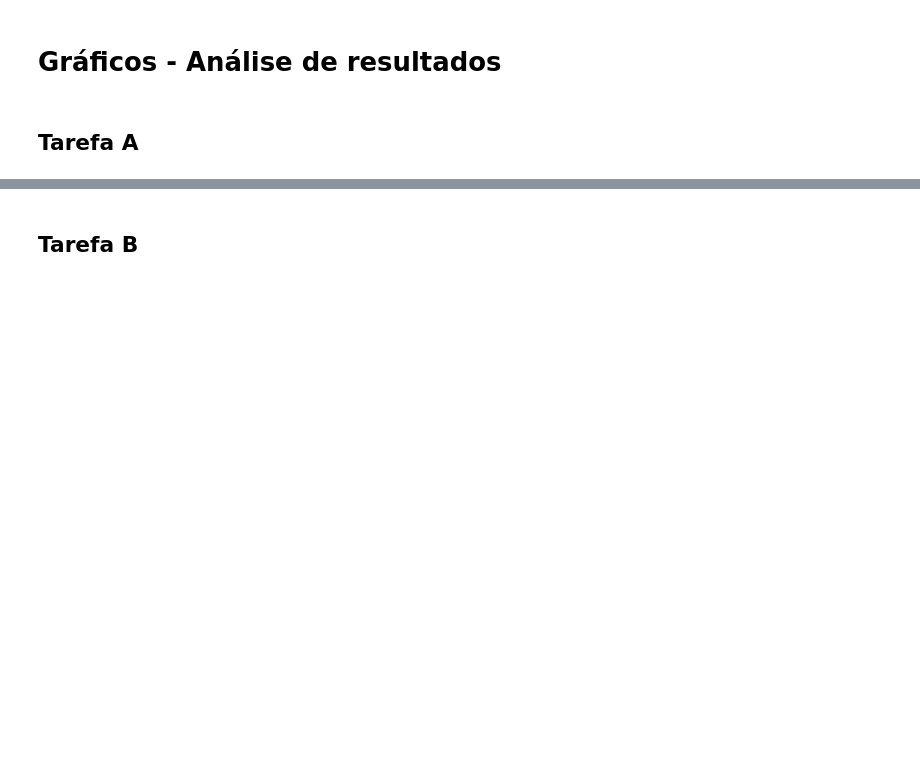
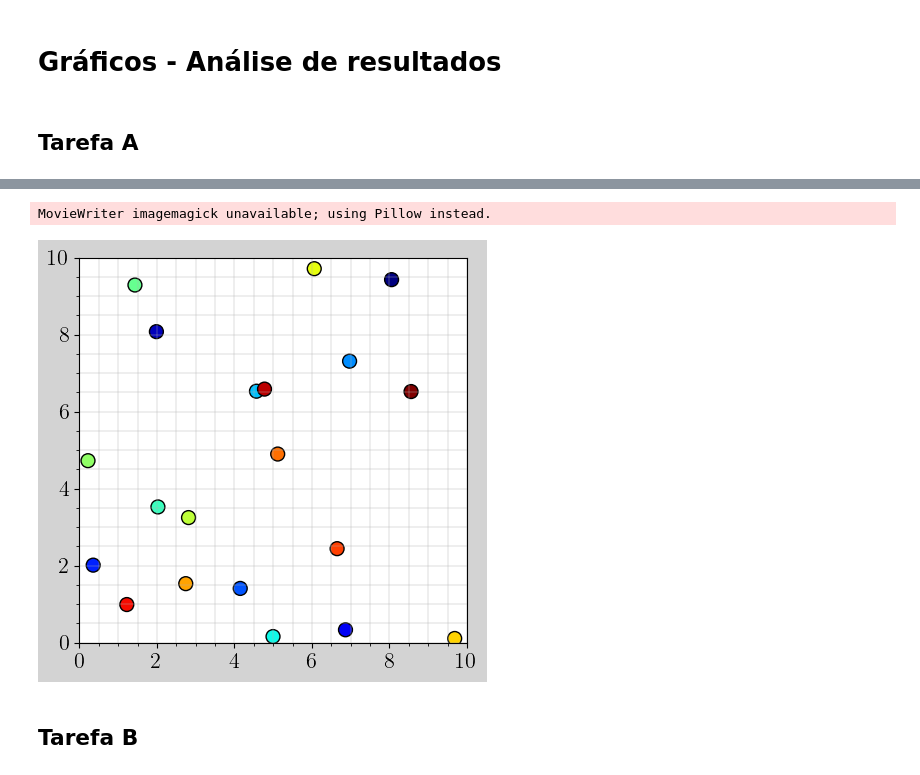
Before and after one commit to jeftersantiago/mec_estat_comp, a Jupyter notebook: projeto6/src/Projeto 6.ipynb, the cells around one changed output, grey strips where cells are left out. Saved outputs shown, nothing was run; the diff lists cells and outputs as text; code cells hidden in the pictures; blank space fills up the shorter version.

```diff
--- a/projeto6/src/Projeto 6.ipynb
+++ b/projeto6/src/Projeto 6.ipynb
@@ -106,3 +381,59 @@ plt.minorticks_on()
+# %%
+import numpy as np
+import matplotlib.pyplot as plt
+import matplotlib.animation as animation
+
+# Read the data from the file
+filename = 'system_state.dat'
+data = np.loadtxt(filename)
+
+# Number of particles and time steps
+num_particles = 20
+num_timesteps = data.shape[0] // num_particles
+
+# Reshape the data to separate time steps and particles
+data = data.reshape((num_timesteps, num_particles, -1))
+
+# Set up the figure and axis
+fig, ax = plt.subplots(1, 1, figsize=(5, 5), facecolor="lightgray")
+scat = ax.scatter([], [], s=100, edgecolor='black')
+
+# Generate different colors for each particle
+colors = plt.cm.jet(np.linspace(0, 1, num_particles))
+
+plt.grid(which="major", linewidth=0.3)
+plt.grid(which="minor", linewidth=0.3)
+plt.minorticks_on()
+
+# Set the limits of the plot
+ax.set_xlim(0, 10)  # Adjust according to your data range
+ax.set_ylim(0, 10)  # Adjust according to your data range
+
+def init():
+    """Initialize the background of the plot."""
+    scat.set_offsets(np.empty((0, 2)))
+    return scat,
+
+def animate(i):
+    """Update the plot for each frame."""
+    x = data[i, :, 0]
+    y = data[i, :, 1]
+    offsets = np.column_stack((x, y))
+    scat.set_offsets(offsets)
+    scat.set_facecolor(colors)
+    return scat,
+
+# Create the animation
+ani = animation.FuncAnimation(fig, animate, frames=num_timesteps, init_func=init, blit=True)
+
+# Save the animation as a GIF
+ani.save('particle_simulation.gif', writer='imagemagick', dpi=100)
+
+# Show the plot
+plt.show()
+# %% [output]
+MovieWriter imagemagick unavailable; using Pillow instead.
+[figure, added]
 # %% [markdown]
 ## Tarefa B
 # %% [markdown]
```
Also changed, not shown: parts of 32 cells of this notebook, 4 other files.
